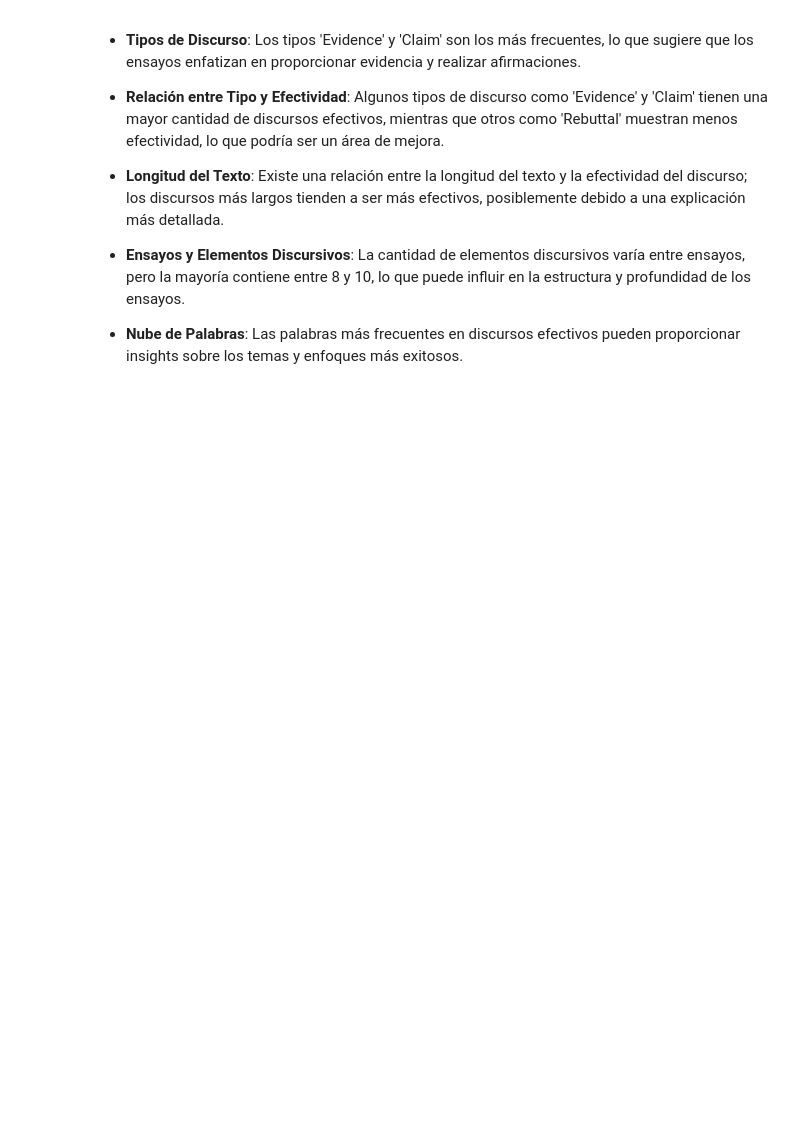
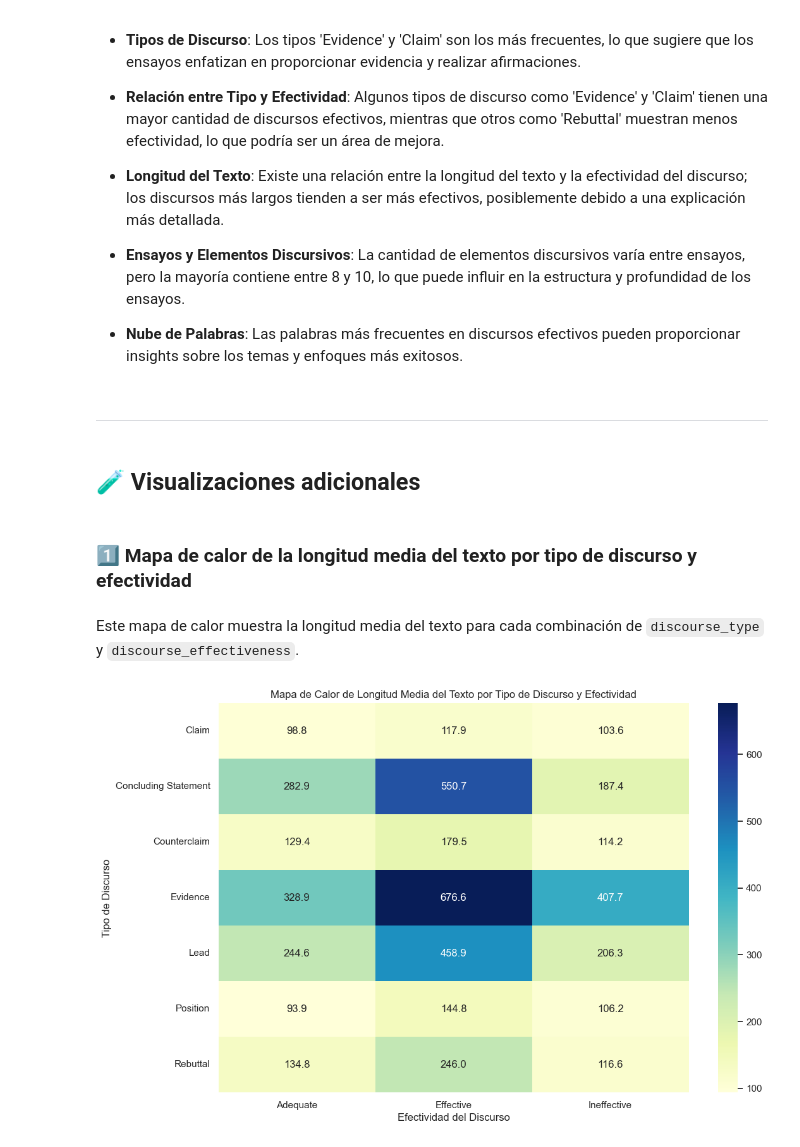
Before and after one commit to UVG-Works-Hub/argument-quality-prediction, a Jupyter notebook: exploratory_analysis.ipynb, the cells around one changed output. Cells and saved outputs as stored; diff of their text form; code cells hidden in the pictures; blank space fills up the shorter version.

Commit message:
feat: additional graphs

```diff
--- a/exploratory_analysis.ipynb
+++ b/exploratory_analysis.ipynb
@@ -400,3 +400,24 @@ data.head()
 - **Ensayos y Elementos Discursivos**: La cantidad de elementos discursivos varía entre ensayos, pero la mayoría contiene entre 8 y 10, lo que puede influir en la estructura y profundidad de los ensayos.
 
 - **Nube de Palabras**: Las palabras más frecuentes en discursos efectivos pueden proporcionar insights sobre los temas y enfoques más exitosos.
+# %% [markdown]
+---
+# %% [markdown]
+## 🧪 Visualizaciones adicionales
+# %% [markdown]
+### 1️⃣ Mapa de calor de la longitud media del texto por tipo de discurso y efectividad
+# %% [markdown]
+Este mapa de calor muestra la longitud media del texto para cada combinación de `discourse_type` y `discourse_effectiveness`.
+# %%
+# Calculate average text length
+pivot_table = essay_data.pivot_table(values='text_length', index='discourse_type', columns='discourse_effectiveness', aggfunc='mean')
+
+# Plot the heatmap
+plt.figure(figsize=(12, 8))
+sns.heatmap(pivot_table, annot=True, fmt=".1f", cmap='YlGnBu')
+plt.title('Mapa de calor de la longitud media del texto por tipo de discurso y efectividad')
+plt.xlabel('Efectividad del discurso')
+plt.ylabel('Tipo de discurso')
+plt.show()
+# %% [output]
+[figure, added]
```
Also changed, not shown: parts of 6 cells of this notebook.
